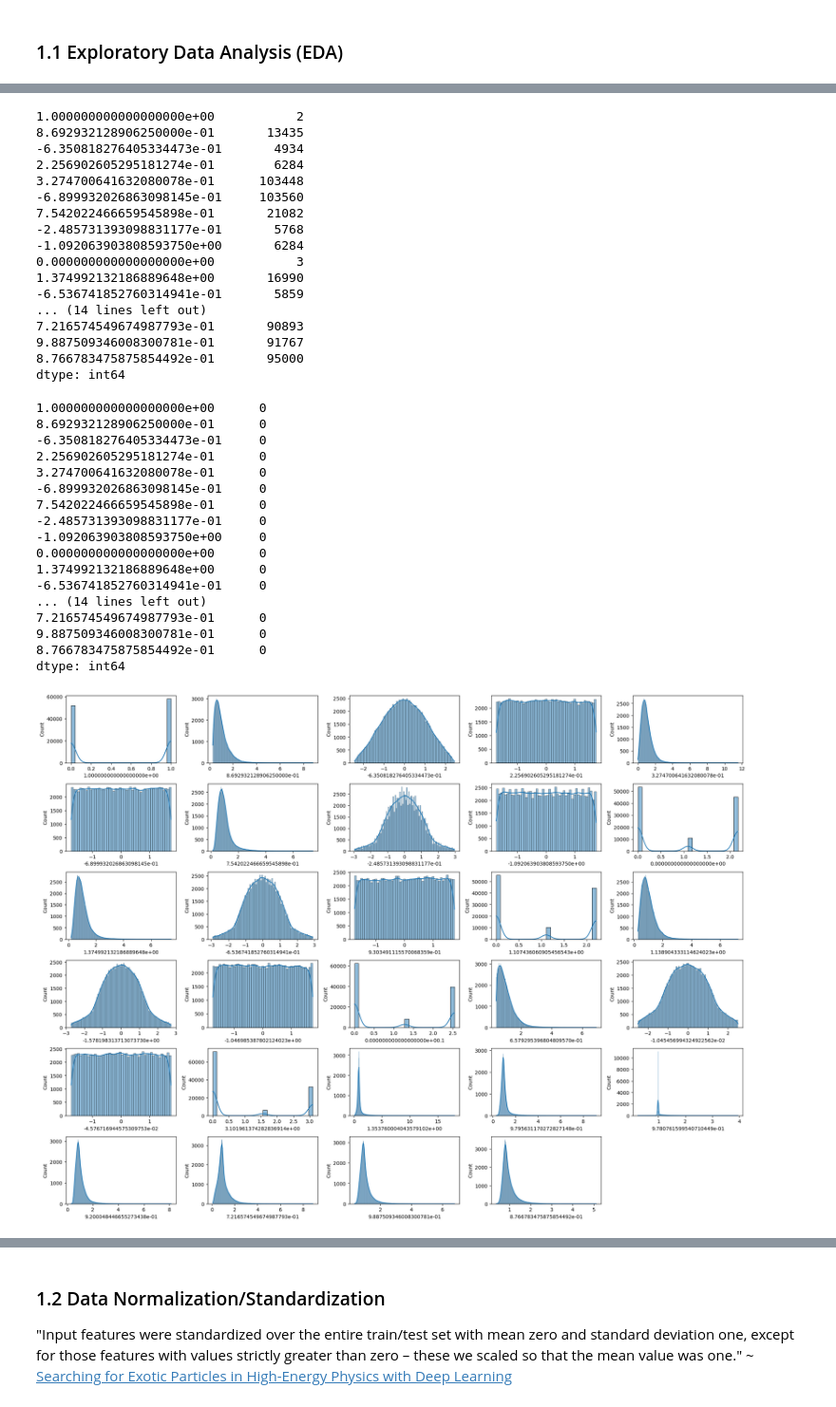
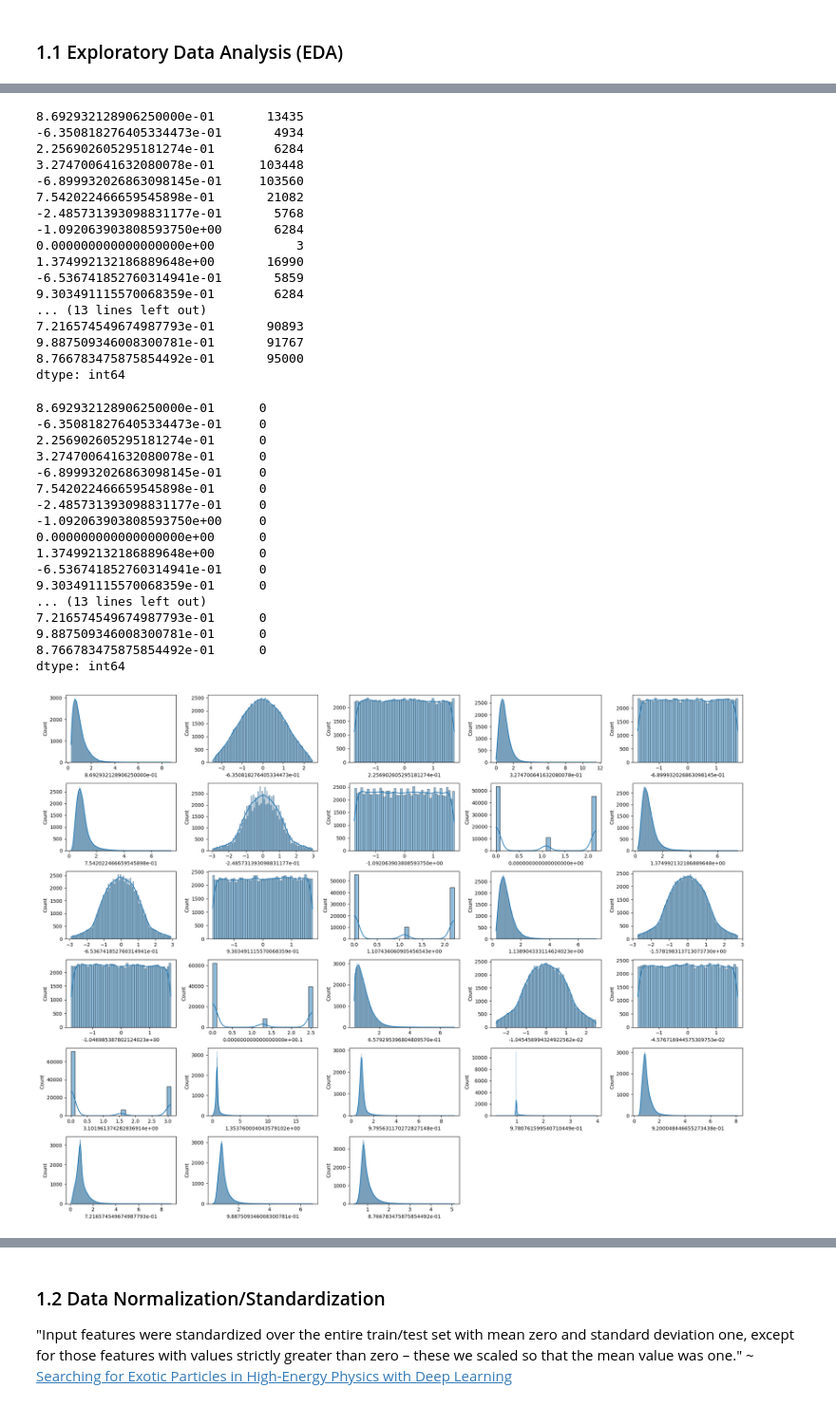
Before and after one commit to harshit-jain52/CS60050, a Jupyter notebook: assgn03/A3_Part1.ipynb, the cells around one changed output, grey strips where cells are left out. Shown at 95% size. Cells and saved outputs as stored; diff of their text form; code cells hidden in the pictures.

```diff
--- a/assgn03/A3_Part1.ipynb
+++ b/assgn03/A3_Part1.ipynb
@@ -13,7 +19,9 @@ from sklearn.preprocessing import StandardScaler, MinMaxScaler
 # Load HIGGS_sample
 
 filepath = "./HIGGS_sample.csv"
-data = pd.read_csv(filepath)
+read_data = pd.read_csv(filepath)
+data = read_data.drop(columns=['1.000000000000000000e+00'])
+target = read_data['1.000000000000000000e+00']
 # %% [markdown]
 ### 1.1 Exploratory Data Analysis (EDA)
 # %%
@@ -52,7 +60,6 @@ data.describe() # summary statistics
 # %%
-data.nunique() # number of unique values in each column
+data.nunique()  # number of unique values in each column
 # %% [output]
-1.000000000000000000e+00           2
 8.692932128906250000e-01       13435
 -6.350818276405334473e-01       4934
 2.256902605295181274e-01        6284
@@ -64,15 +71,15 @@ data.nunique() # number of unique values in each column
 0.000000000000000000e+00           3
 1.374992132186889648e+00       16990
 -6.536741852760314941e-01       5859
-... (14 lines left out)
+9.303491115570068359e-01        6284
+... (13 lines left out)
 7.216574549674987793e-01       90893
 9.887509346008300781e-01       91767
 8.766783475875854492e-01       95000
 dtype: int64
 # %%
-data.isnull().sum() # number of missing values in each column
+data.isnull().sum()  # number of missing values in each column
 # %% [output]
-1.000000000000000000e+00      0
 8.692932128906250000e-01      0
 -6.350818276405334473e-01     0
 2.256902605295181274e-01      0
@@ -84,23 +91,28 @@ data.isnull().sum() # number of missing values in each column
 0.000000000000000000e+00      0
 1.374992132186889648e+00      0
 -6.536741852760314941e-01     0
-... (14 lines left out)
+9.303491115570068359e-01      0
+... (13 lines left out)
 7.216574549674987793e-01      0
 9.887509346008300781e-01      0
 8.766783475875854492e-01      0
 dtype: int64
 # %%
-plt.figure(figsize=(20, 15))
-rows, cols = 6, 5
+def beautiful_plot(df):
+    plt.figure(figsize=(20, 15))
+    rows, cols = (df.shape[1] + 4) // 5, 5
 
-for idx, column in enumerate(data.columns):
-    plt.subplot(rows, cols, idx + 1)
-    sns.histplot(data[column], kde=True)
+    for idx, column in enumerate(df.columns):
+        plt.subplot(rows, cols, idx + 1)
+        sns.histplot(df[column], kde=True)
 
-plt.tight_layout()
-plt.show()
+    plt.tight_layout()
+    plt.show()
+
+
+beautiful_plot(data)
 # %% [output]
-[figure, old version]
+[figure, new version]
 # %%
 cov_matrix = data.cov()
 
```
Also changed, not shown: parts of 24 cells of this notebook.
